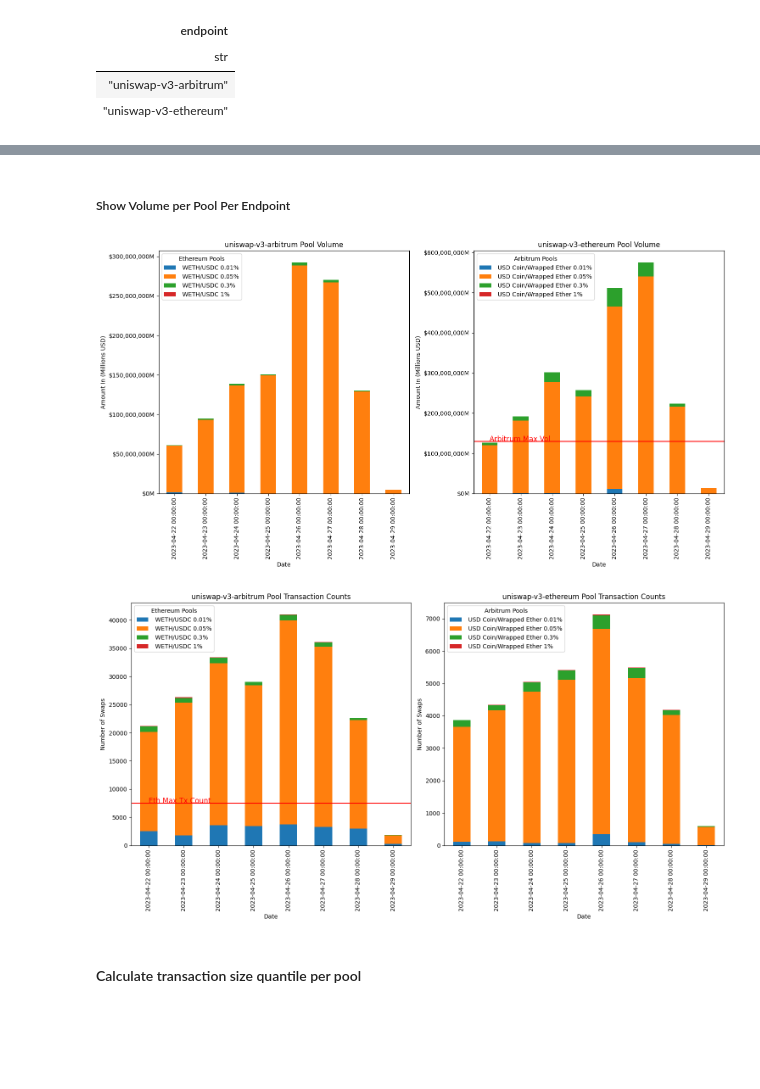
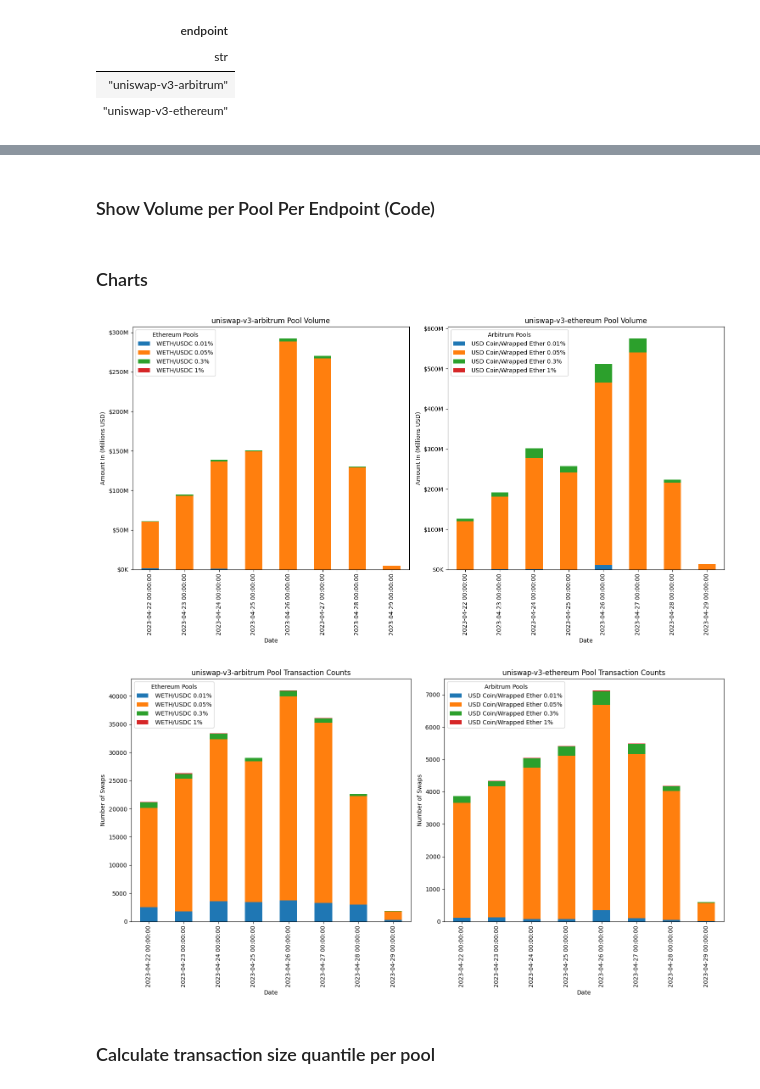
Before and after one commit to Evan-Kim2028/metricsdao_univ3_usdc_bounty, a Jupyter notebook: analysis.ipynb, the cells around one changed output, grey strips where cells are left out. Drawn from its saved outputs; the diff is of its cells as text; code cells hidden in the pictures; blank space fills up the shorter version.

```diff
--- a/analysis.ipynb
+++ b/analysis.ipynb
@@ -31 +29,9 @@ shape: (2,)
+# %%
+def millions_formatter(x, pos):
+    if x < 1e6:
+        return f"${x/1e3:.0f}K"
+    elif x < 1e9:
+        return f"${x/1e6:.0f}M"
+    else:
+        return f"${x/1e9:.0f}B"
 # %% [markdown]
@@ -127,5 +138,5 @@ plt.show()
 # %% [markdown]
-##### Show Volume per Pool Per Endpoint
+### Show Volume per Pool Per Endpoint (Code)
 # %%
 # Remove "Uniswap V3" from pool name for better visualization
 weth_usdc_df = weth_usdc_df.with_columns(pl.col("pool_name").str.replace("Uniswap V3", ""))
@@ -163,7 +174,7 @@ def plot_pool_vol(df: pl.DataFrame, ax=None):
     # format y axis ticks to show millions in USD
     fmt = '${x:,.0f}M'
     tick = ticker.StrMethodFormatter(fmt)
-    ax.yaxis.set_major_formatter(tick)
+    ax.yaxis.set_major_formatter(ticker.FuncFormatter(millions_formatter))
 
 def plot_pool_count(df: pl.DataFrame, ax=None):
     """
@@ -186,25 +197,22 @@ def plot_pool_count(df: pl.DataFrame, ax=None):
     ax.set_title(df['endpoint'].unique()[0] + ' Pool Transaction Counts')
     ax.set_xlabel('Date')
     ax.set_ylabel('Number of Swaps')
+# %% [markdown]
+### Charts
 # %%
 fig, (ax1, ax2) = plt.subplots(1, 2, figsize=(15, 8))
 
 plot_pool_vol(weth_usdc_arb, ax=ax1)
 plot_pool_vol(weth_usdc_eth, ax=ax2)
 
 # change legend from 'endpoint' to 'blockchain'
 ax1.legend(title='Ethereum Pools')
 ax2.legend(title='Arbitrum Pools')
 
-# draw horizontal line at 130,000,000 to indicate max volume
-ax2.axhline(y=130000000, color='r', linestyle='-')
-# label the horizontal line
-ax2.text(0, 130000000, 'Arbitrum Max Vol', color='red', fontsize=12)
-
 plt.tight_layout()
 plt.show()
 # %% [output]
-[figure, old version]
+[figure, new version]
 # %%
 fig, (ax1, ax2) = plt.subplots(1, 2, figsize=(15, 8))
 
@@ -215,16 +223,12 @@ plot_pool_count(weth_usdc_eth, ax=ax2)
 ax1.legend(title='Ethereum Pools')
 ax2.legend(title='Arbitrum Pools')
 
-# draw a horizontal line on ax1 at y axis = 7500. This is the "max" transaction count for the Ethereum pools
-ax1.axhline(y=7500, color='r', linestyle='-')
-ax1.text(0, 7500, 'Eth Max Tx Count', color='red', fontsize=12)
-
 plt.tight_layout()
 plt.show()
 # %% [output]
-[figure, old version]
+[figure, new version]
 # %% [markdown]
-#### Calculate transaction size quantile per pool
+### Calculate transaction size quantile per pool
 # %%
 plot_pool_count(weth_usdc_arb, ax=ax1)
 plot_pool_count(weth_usdc_eth, ax=ax2)
```
Also changed, not shown: parts of 13 cells of this notebook.
